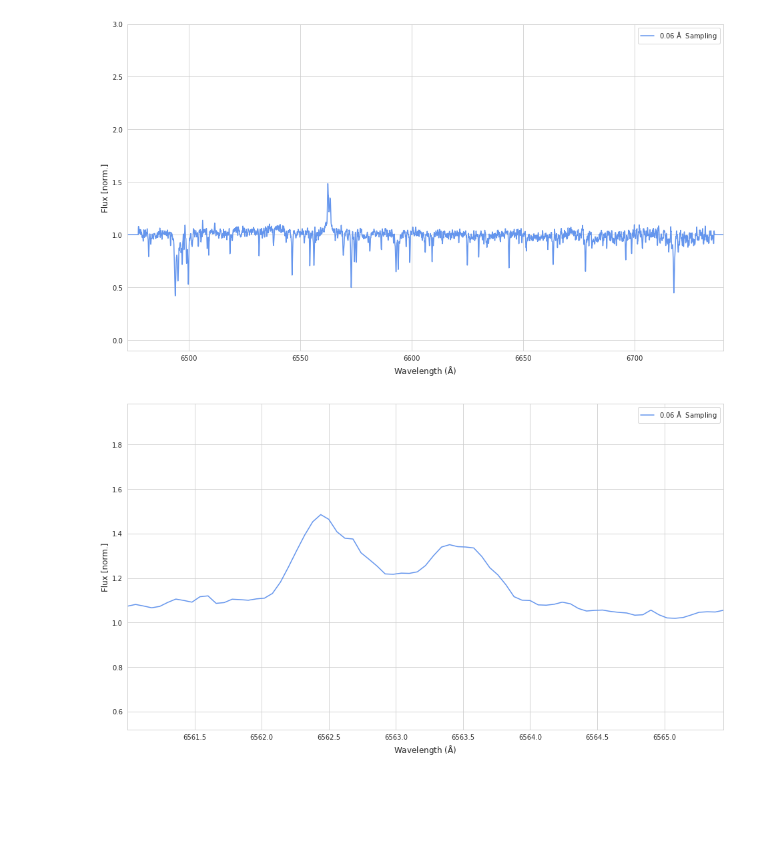
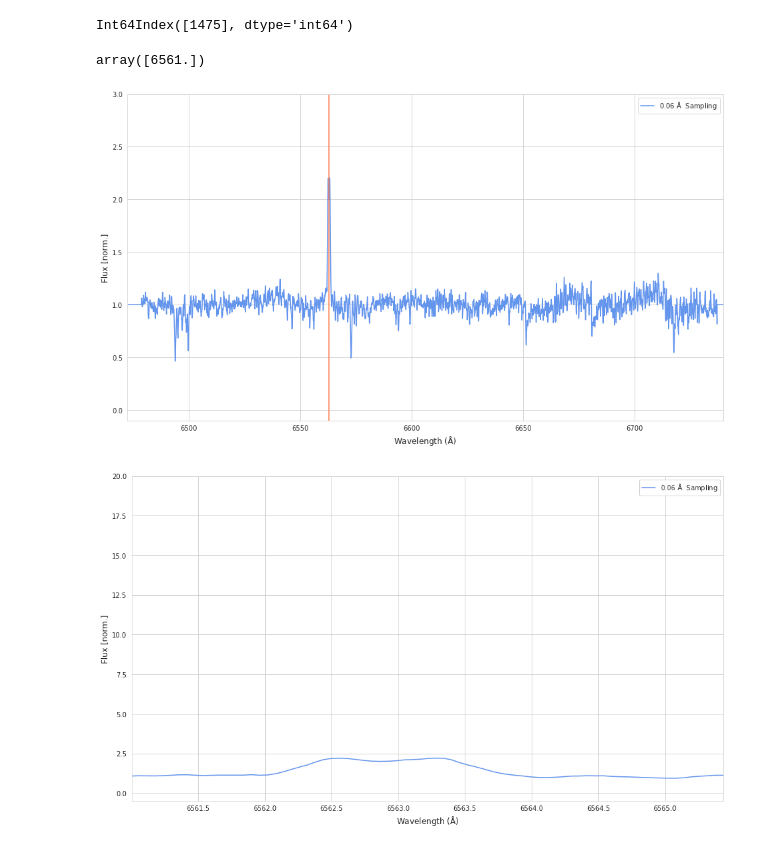
Before and after one commit to PravNJ/PCT-stars-GALAH, a Jupyter notebook: visualise-spectra.ipynb, the cells around one changed output. Drawn from its saved outputs; the diff is of its cells as text; code cells hidden in the pictures; blank space fills up the shorter version.

```diff
--- a/visualise-spectra.ipynb
+++ b/visualise-spectra.ipynb
@@ -23,22 +52,32 @@ hf_grid.close()
+# %%
+df.columns[(df==df.loc[SAMPLE,:][PLOT_MASK].max()).iloc[SAMPLE]]
+# %% [output]
+Int64Index([1475], dtype='int64')
+# %%
+wl_grid[df.columns[(df==df.loc[SAMPLE,:][PLOT_MASK].max()).iloc[SAMPLE]]]
+# %% [output]
+array([6561.])
 # %%
 f, ax = plt.subplots(figsize=(16,9))
-ax.plot(wl_grid, df.loc[69,:], color="cornflowerblue", lw=1.5, label=str(GRID_SIZE)+" $\mathrm{\AA}\ $ Sampling")
+ax.plot(wl_grid, df.loc[3484,:], color="cornflowerblue", lw=1.5, label=str(GRID_SIZE)+" $\mathrm{\AA}\ $ Sampling")
+plt.axvline(x=6562.83, color='coral')
 ax.set_xlabel("Wavelength ($\mathrm{\AA}$)", size=12)
 ax.set_ylabel("Flux [norm.]", size=12)
 ax.set_ylim(-0.1,3.0)
 ax.set_xlim(wl_grid.min(), wl_grid.max() )
 ax.legend()
 plt.show()
 # %% [output]
-[figure, old version]
+[figure, new version]
 # %%
 f, ax = plt.subplots(figsize=(16,9))
-ax.plot(wl_grid[PLOT_MASK], df.loc[69,:][PLOT_MASK], color="cornflowerblue", lw=1.5, label=str(GRID_SIZE)+" $\mathrm{\AA}\ $ Sampling")
+ax.plot(wl_grid[PLOT_MASK], df.loc[3484,:][PLOT_MASK], color="cornflowerblue", lw=1.5, label=str(GRID_SIZE)+" $\mathrm{\AA}\ $ Sampling")
+plt.axvline(x=6562.83, color='coral')
 ax.set_xlabel("Wavelength ($\mathrm{\AA}$)", size=12)
 ax.set_ylabel("Flux [norm.]", size=12)
-ax.set_ylim((df.loc[69,:][PLOT_MASK].min()- 0.50),(df.loc[69,:][PLOT_MASK].max()+0.50))
+ax.set_ylim((df.loc[69,:][PLOT_MASK].min()- 1.50),(20))
 ax.set_xlim(wl_grid[PLOT_MASK].min(), wl_grid[PLOT_MASK].max() )
 ax.legend()
 plt.show()
 # %% [output]
-[figure, old version]
+[figure, new version]
```
Also changed, not shown: parts of 2 cells of this notebook, 2 other files.
